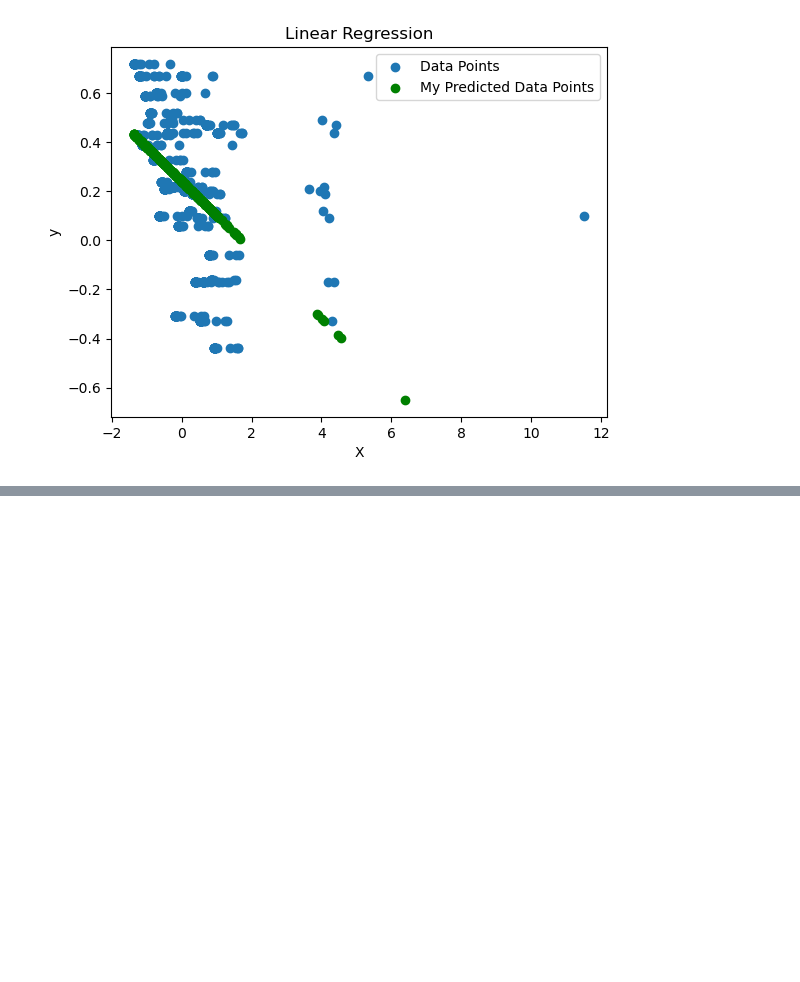
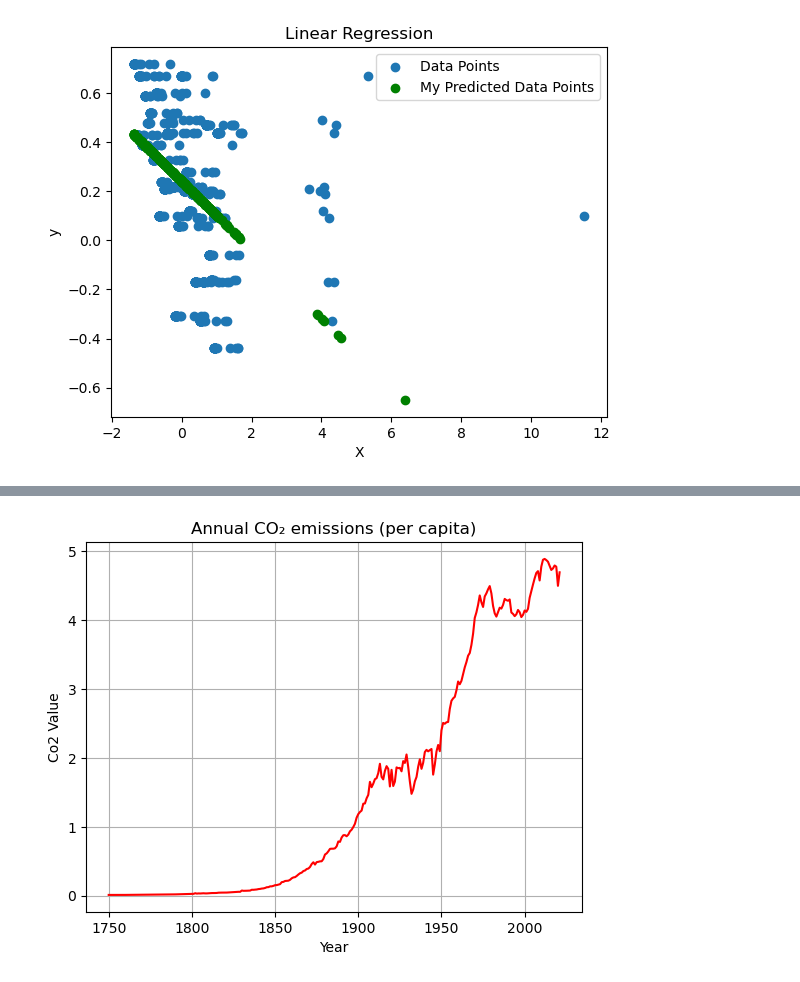
Before and after one commit to camagaKhan/BigDataProcessingClimateChange, a Jupyter notebook: notebooks/test2.ipynb, the cells around one changed output, grey strips where cells are left out. Drawn from its saved outputs; the diff is of its cells as text; code cells hidden in the pictures; blank space fills up the shorter version.

```diff
--- a/notebooks/test2.ipynb
+++ b/notebooks/test2.ipynb
@@ -205,3 +205,6 @@ plt.title('Linear Regression')
 plt.show()
 # %% [output]
 [figure]
+# %%
+co2 = pd.read_csv('../Data/co2.csv')
+co2
@@ -207,0 +225,11 @@ plt.show()
+# %%
+toPlot = co2[co2['Entity'] == 'World']
+# %%
+plt.plot(toPlot['Year'], toPlot['Annual CO₂ emissions (per capita)'], color='red')
+plt.xlabel('Year')
+plt.ylabel('Co2 Value')
+plt.title('Annual CO₂ emissions (per capita)')
+plt.grid()
+plt.show()
+# %% [output]
+[figure, added]
```
Also changed, not shown: parts of 1 cell of this notebook.
